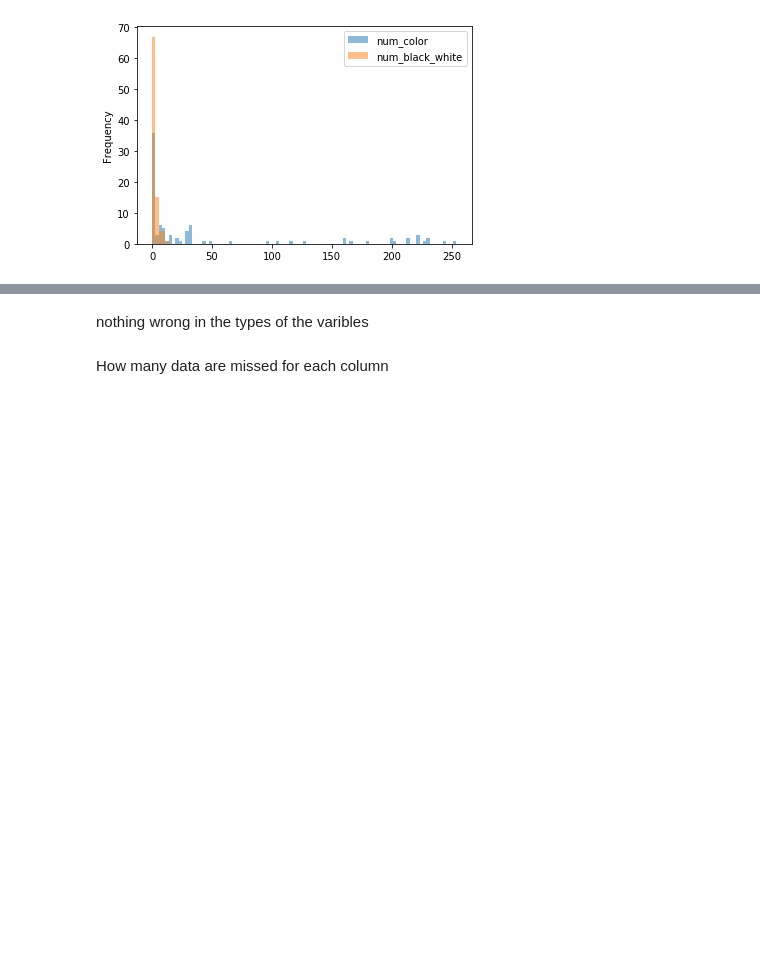
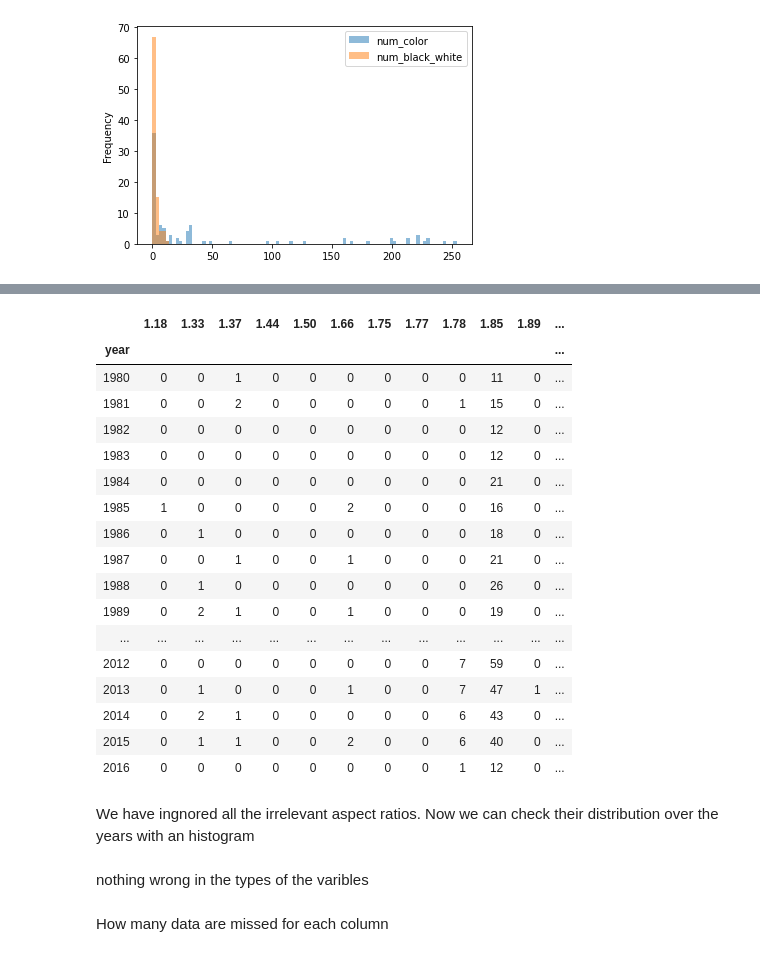
Before and after one commit to anitamezzetti/EPFL_Data_science_in_practice, a Jupyter notebook: Project/project.ipynb, the cells around one changed output, grey strips where cells are left out. Cells and saved outputs as stored; diff of their text form; code cells hidden in the pictures; blank space fills up the shorter version.

Commit message:
chnages in column data

```diff
--- a/Project/project.ipynb
+++ b/Project/project.ipynb
@@ -184,0 +145,6 @@ dtype: object
+# %%
+ar = movie_data.aspect_ratio.unique()
+ar = [x for x in ar if str(x) != 'nan'] # drop nan
+ar = sorted(ar) # sort
+print("The aspect ratios which were used were:")
+print(*ar, sep = "\n")
@@ -184,0 +169,35 @@ dtype: object
+# %%
+# dataframe years and aspect ratio:
+year_ar = movie_data[['title_year', 'aspect_ratio']] # we only need color and year
+year_ar = year_ar[~year_ar.aspect_ratio.isnull()] # deletete color NaN values
+year_ar = year_ar[~year_ar.title_year.isnull()]  # deletete title NaN values
+year_ar = year_ar.sort_values('title_year') # sort by year
+
+years = year_ar.title_year.drop_duplicates().tolist() # years
+n_years = len(years)
+
+for i in range(n_years):
+    year = int(years[i]) # year
+    year_movies = year_ar.loc[year_ar['title_year'] == years[i]].aspect_ratio.values # all colors of film of that year
+
+    # number of each of the aspect ratios
+    num = []
+    for j in range(len(ar)): # for each aspect ratio
+        sum_ar = (year_movies == ar[j]).sum()
+        num.append(sum_ar)
+
+    # dataframe: for each row year, num of each aspect ratio
+    d = dict(zip(ar, num)) # dictionary to create the dataframe
+
+    d['year'] = year
+
+    if i==0 :
+        year_number_ar = pd.DataFrame( data = d , index = [year] )
+    else:
+        #year_number_colors = pd.concat(d, ignore_index=True)
+        d2 = pd.DataFrame( data = d , index = [year])
+        year_number_ar = year_number_ar.append(d2, ignore_index=True)
+
+print("For each year, we check the number of films for eaxhs:")
+#year_number_ar = year_number_ar.set_index('year')
+year_number_ar.head(50)
@@ -185,3 +267,26 @@ dtype: object
+# %%
+year_number_ar.head(50)
+# %% [output]
+|  | 1.18 | 1.33 | 1.37 | 1.44 | 1.50 | 1.66 | 1.75 | 1.77 | 1.78 | 1.85 | 1.89 | ... |
+| year |  |  |  |  |  |  |  |  |  |  |  | ... |
+| 1980 | 0 | 0 | 1 | 0 | 0 | 0 | 0 | 0 | 0 | 11 | 0 | ... |
+| 1981 | 0 | 0 | 2 | 0 | 0 | 0 | 0 | 0 | 1 | 15 | 0 | ... |
+| 1982 | 0 | 0 | 0 | 0 | 0 | 0 | 0 | 0 | 0 | 12 | 0 | ... |
+| 1983 | 0 | 0 | 0 | 0 | 0 | 0 | 0 | 0 | 0 | 12 | 0 | ... |
+| 1984 | 0 | 0 | 0 | 0 | 0 | 0 | 0 | 0 | 0 | 21 | 0 | ... |
+| 1985 | 1 | 0 | 0 | 0 | 0 | 2 | 0 | 0 | 0 | 16 | 0 | ... |
+| 1986 | 0 | 1 | 0 | 0 | 0 | 0 | 0 | 0 | 0 | 18 | 0 | ... |
+| 1987 | 0 | 0 | 1 | 0 | 0 | 1 | 0 | 0 | 0 | 21 | 0 | ... |
+| 1988 | 0 | 1 | 0 | 0 | 0 | 0 | 0 | 0 | 0 | 26 | 0 | ... |
+| 1989 | 0 | 2 | 1 | 0 | 0 | 1 | 0 | 0 | 0 | 19 | 0 | ... |
+| ... | ... | ... | ... | ... | ... | ... | ... | ... | ... | ... | ... | ... |
+| 2012 | 0 | 0 | 0 | 0 | 0 | 0 | 0 | 0 | 7 | 59 | 0 | ... |
+| 2013 | 0 | 1 | 0 | 0 | 0 | 1 | 0 | 0 | 7 | 47 | 1 | ... |
+| 2014 | 0 | 2 | 1 | 0 | 0 | 0 | 0 | 0 | 6 | 43 | 0 | ... |
+| 2015 | 0 | 1 | 1 | 0 | 0 | 2 | 0 | 0 | 6 | 40 | 0 | ... |
+| 2016 | 0 | 0 | 0 | 0 | 0 | 0 | 0 | 0 | 1 | 12 | 0 | ... |
+# %% [markdown]
+We have ingnored all the irrelevant aspect ratios. Now we can check their distribution over the years with an histogram
 # %% [markdown]
 nothing wrong in the types of the varibles
 # %% [markdown]
```
Also changed, not shown: parts of 25 cells of this notebook.
